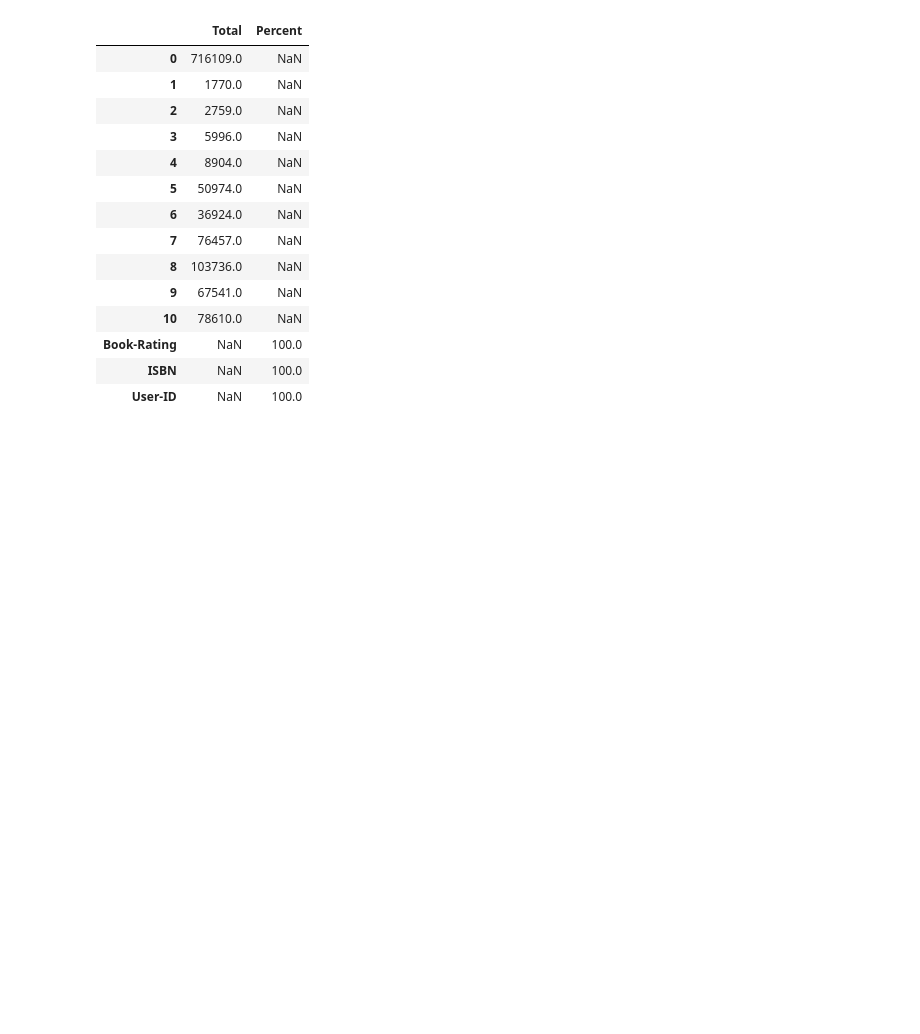
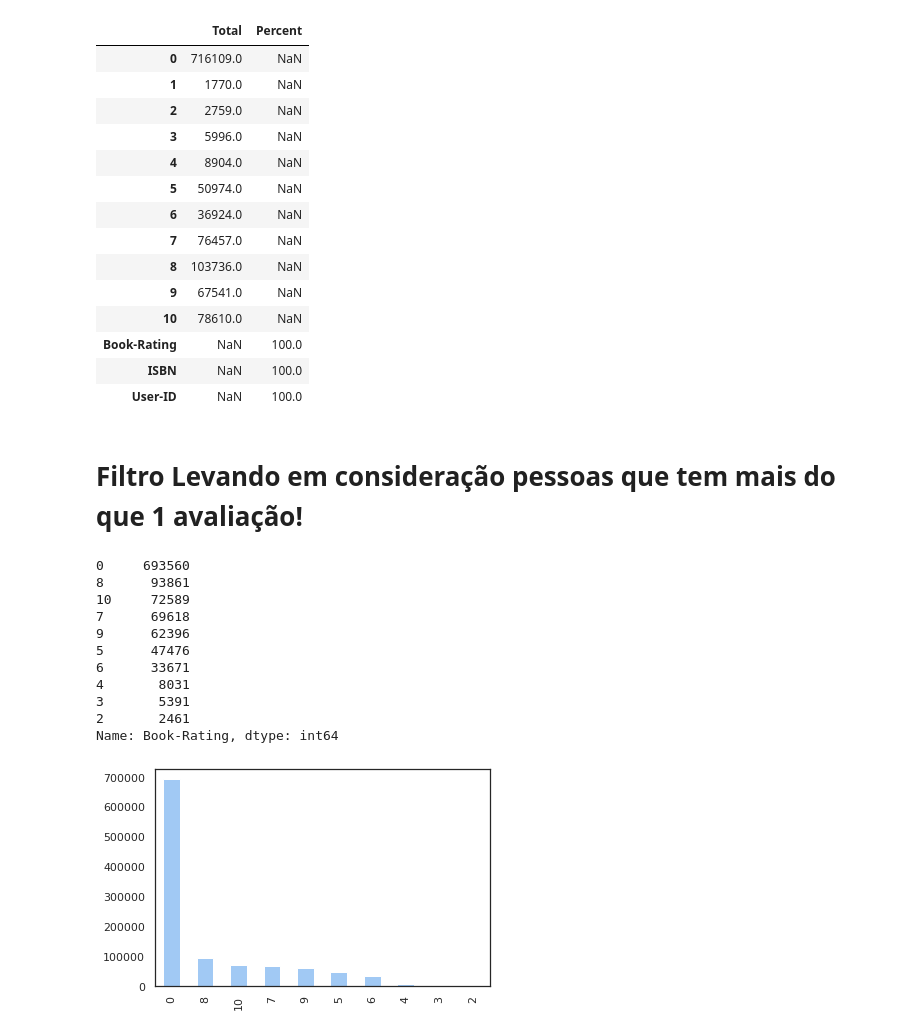
Before and after one commit to vivitc/deep-learning-books, a Jupyter notebook: Trabalho_DL_Books.ipynb, the cells around one changed output. Cells and saved outputs as stored; diff of their text form; code cells hidden in the pictures; blank space fills up the shorter version.

```diff
--- a/Trabalho_DL_Books.ipynb
+++ b/Trabalho_DL_Books.ipynb
@@ -413,6 +406,30 @@ Ratings_percent
 | Book-Rating | NaN | 100.0 |
 | ISBN | NaN | 100.0 |
 | User-ID | NaN | 100.0 |
+# %% [markdown]
+# Filtro Levando em consideração pessoas que tem mais do que 1 avaliação!
+# %%
+#display(df_book_rating[df_book_rating.groupby().count()] > 1])
+
+df1 = df_book_rating[df_book_rating["User-ID"].map(df_book_rating["User-ID"].value_counts()) > 1]
+
+
+Ratings=df1["Book-Rating"].value_counts(ascending=False)
+Ratings.head(10).plot.bar()
+Ratings.head(10)
+# %% [output]
+0     693560
+8      93861
+10     72589
+7      69618
+9      62396
+5      47476
+6      33671
+4       8031
+3       5391
+2       2461
+Name: Book-Rating, dtype: int64
+[figure, added]
 # %%
 #Histograma de pontos com toda base
 
```
Also changed, not shown: parts of 49 cells of this notebook.
